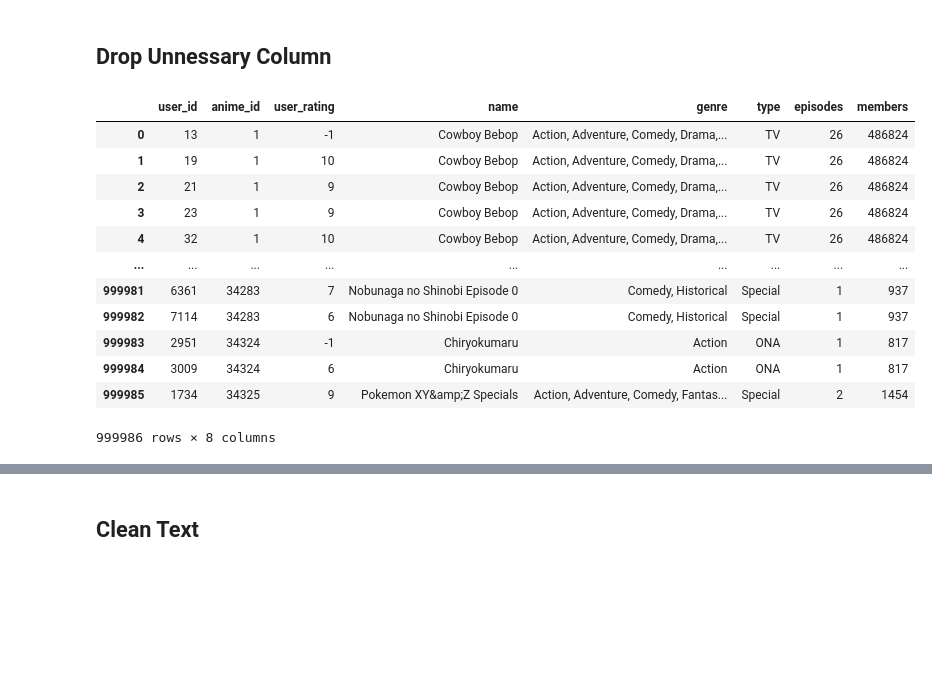
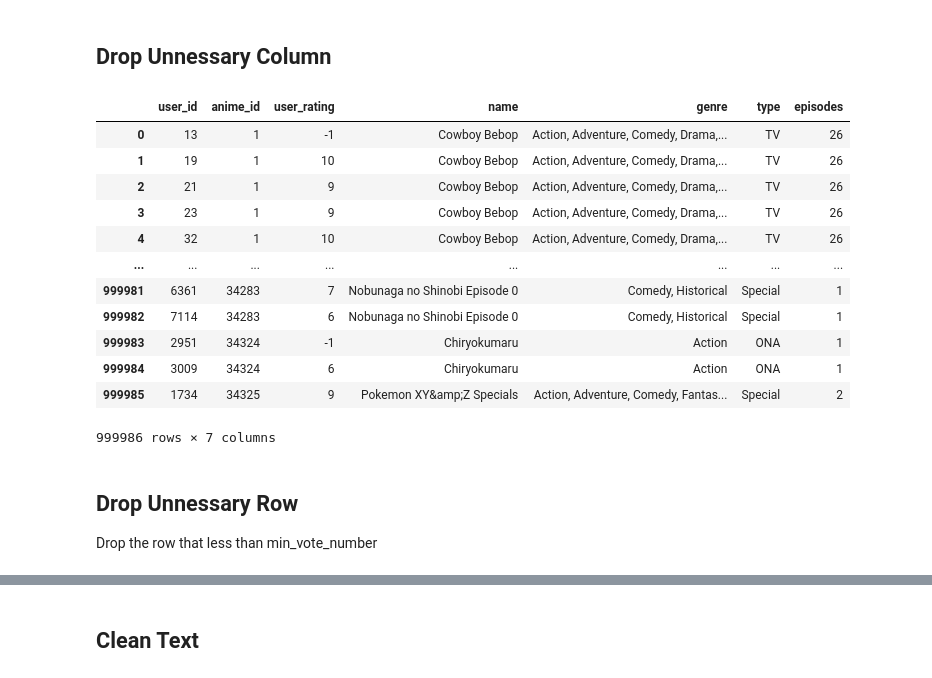
Before and after one commit to englip2002/AnimeRecommenderSystem, a Jupyter notebook: HybridRecommender.ipynb, the cells around one changed output, grey strips where cells are left out. Cells and saved outputs as stored; diff of their text form; code cells hidden in the pictures; blank space fills up the shorter version.

```diff
--- a/HybridRecommender.ipynb
+++ b/HybridRecommender.ipynb
@@ -65,0 +83,4 @@ rating_data
+# %%
+#convert to string rather than object
+anime_data['episodes'] = anime_data['episodes'].replace('Unknown', -1)
+anime_data = anime_data.astype({"name":"string","genre":"string","type":"string","episodes":"int64"})
@@ -138,20 +190,25 @@ raw_merged_data
 # %% [markdown]
 ## Drop Unnessary Column
 # %%
+#rating_y and members are not nessesary
 raw_merged_data = raw_merged_data.rename(columns={"rating_x": "user_rating"})
 raw_merged_data = raw_merged_data.drop('rating_y', axis=1)
+raw_merged_data = raw_merged_data.drop('members', axis=1)
 raw_merged_data
 # %% [output]
-|  | user_id | anime_id | user_rating | name | genre | type | episodes | members |
-| 0 | 13 | 1 | -1 | Cowboy Bebop | Action, Adventure, Comedy, Drama,... | TV | 26 | 486824 |
-| 1 | 19 | 1 | 10 | Cowboy Bebop | Action, Adventure, Comedy, Drama,... | TV | 26 | 486824 |
-| 2 | 21 | 1 | 9 | Cowboy Bebop | Action, Adventure, Comedy, Drama,... | TV | 26 | 486824 |
-| 3 | 23 | 1 | 9 | Cowboy Bebop | Action, Adventure, Comedy, Drama,... | TV | 26 | 486824 |
-| 4 | 32 | 1 | 10 | Cowboy Bebop | Action, Adventure, Comedy, Drama,... | TV | 26 | 486824 |
-| ... | ... | ... | ... | ... | ... | ... | ... | ... |
-| 999981 | 6361 | 34283 | 7 | Nobunaga no Shinobi Episode 0 | Comedy, Historical | Special | 1 | 937 |
-| 999982 | 7114 | 34283 | 6 | Nobunaga no Shinobi Episode 0 | Comedy, Historical | Special | 1 | 937 |
-| 999983 | 2951 | 34324 | -1 | Chiryokumaru | Action | ONA | 1 | 817 |
-| 999984 | 3009 | 34324 | 6 | Chiryokumaru | Action | ONA | 1 | 817 |
-| 999985 | 1734 | 34325 | 9 | Pokemon XY&amp;Z Specials | Action, Adventure, Comedy, Fantas... | Special | 2 | 1454 |
+|  | user_id | anime_id | user_rating | name | genre | type | episodes |
+| 0 | 13 | 1 | -1 | Cowboy Bebop | Action, Adventure, Comedy, Drama,... | TV | 26 |
+| 1 | 19 | 1 | 10 | Cowboy Bebop | Action, Adventure, Comedy, Drama,... | TV | 26 |
+| 2 | 21 | 1 | 9 | Cowboy Bebop | Action, Adventure, Comedy, Drama,... | TV | 26 |
+| 3 | 23 | 1 | 9 | Cowboy Bebop | Action, Adventure, Comedy, Drama,... | TV | 26 |
+| 4 | 32 | 1 | 10 | Cowboy Bebop | Action, Adventure, Comedy, Drama,... | TV | 26 |
+| ... | ... | ... | ... | ... | ... | ... | ... |
+| 999981 | 6361 | 34283 | 7 | Nobunaga no Shinobi Episode 0 | Comedy, Historical | Special | 1 |
+| 999982 | 7114 | 34283 | 6 | Nobunaga no Shinobi Episode 0 | Comedy, Historical | Special | 1 |
+| 999983 | 2951 | 34324 | -1 | Chiryokumaru | Action | ONA | 1 |
+| 999984 | 3009 | 34324 | 6 | Chiryokumaru | Action | ONA | 1 |
+| 999985 | 1734 | 34325 | 9 | Pokemon XY&amp;Z Specials | Action, Adventure, Comedy, Fantas... | Special | 2 |
-999986 rows × 8 columns
+999986 rows × 7 columns
+# %% [markdown]
+## Drop Unnessary Row
+Drop the row that less than min_vote_number
```
Also changed, not shown: parts of 37 cells of this notebook.
